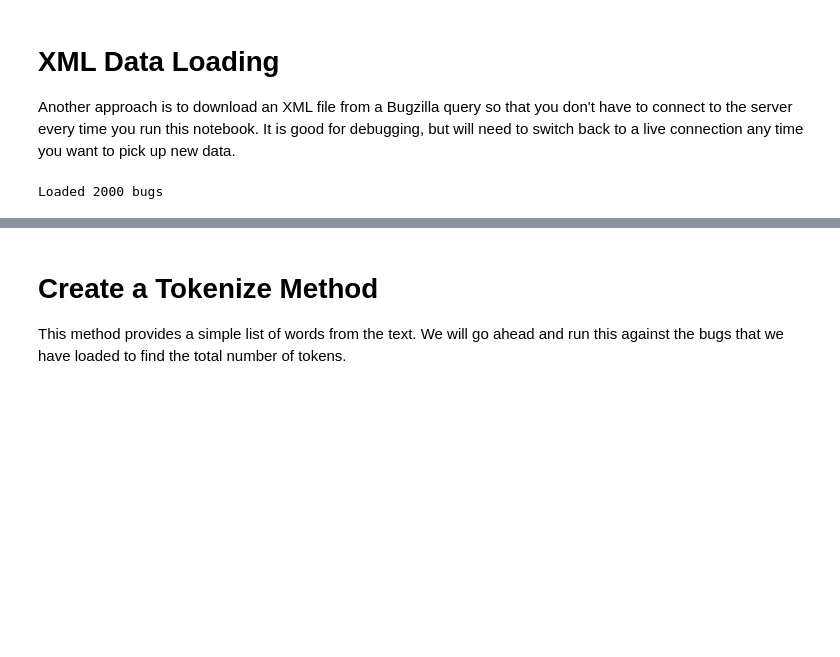
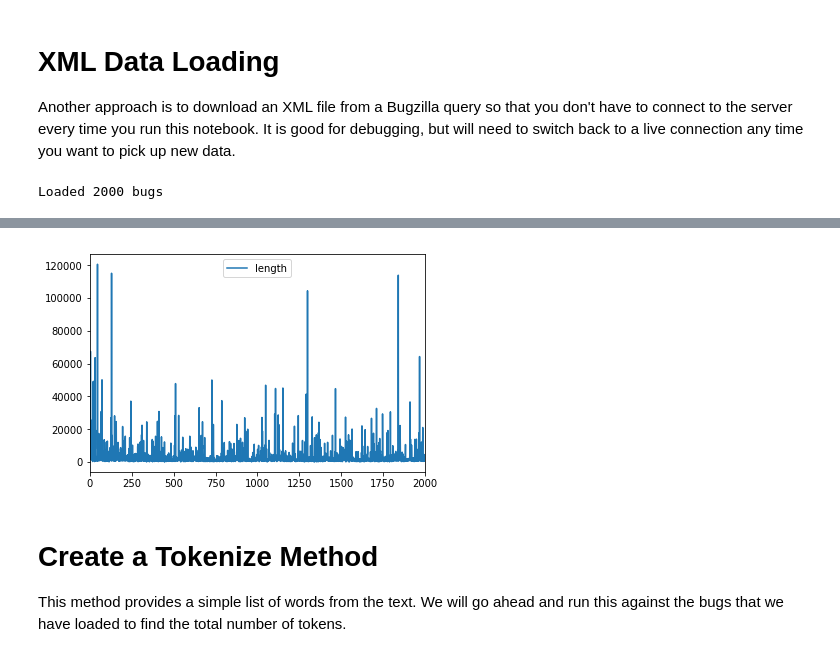
Before and after one commit to HSV-AI/bug-analysis, a Jupyter notebook: Papyrus Bugzilla Analysis.ipynb, the cells around one changed output, grey strips where cells are left out. Cells and saved outputs as stored; diff of their text form; code cells hidden in the pictures; blank space fills up the shorter version.

```diff
--- a/Papyrus Bugzilla Analysis.ipynb
+++ b/Papyrus Bugzilla Analysis.ipynb
@@ -114,3 +127,10 @@ Loaded 2000 bugs
+# %%
+df = pd.DataFrame(dict(title=bug_ids, text=bug_text))
+df['length'] = df['text'].str.len()
+df.plot()
+plt.show()
+# %% [output]
+[figure, added]
 # %% [markdown]
 # Create a Tokenize Method
 This method provides a simple list of words from the text. We will go ahead and run this against the bugs that we have loaded to find the total number of tokens.
```
Also changed, not shown: parts of 15 cells of this notebook.
